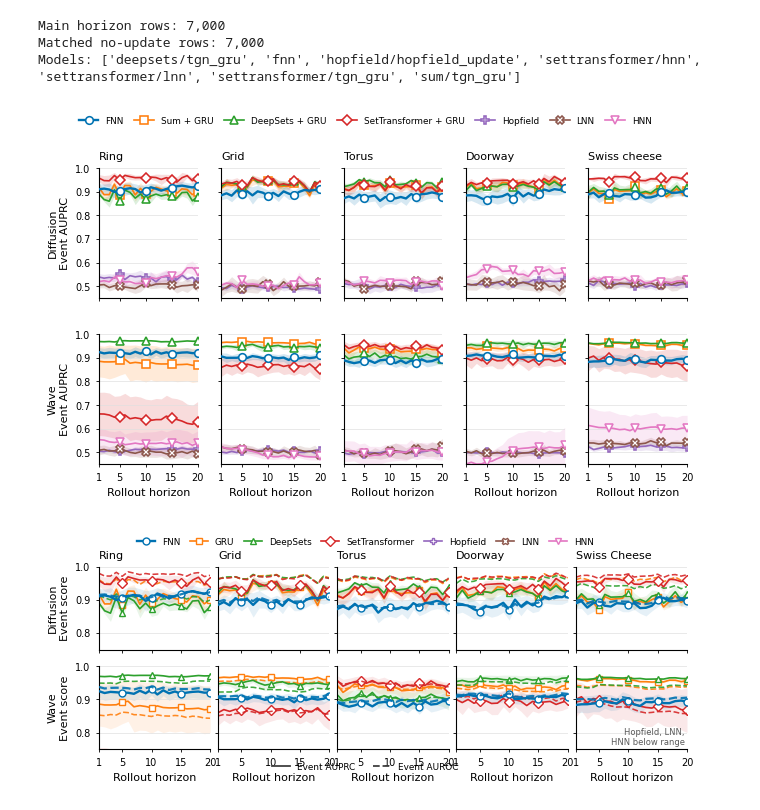
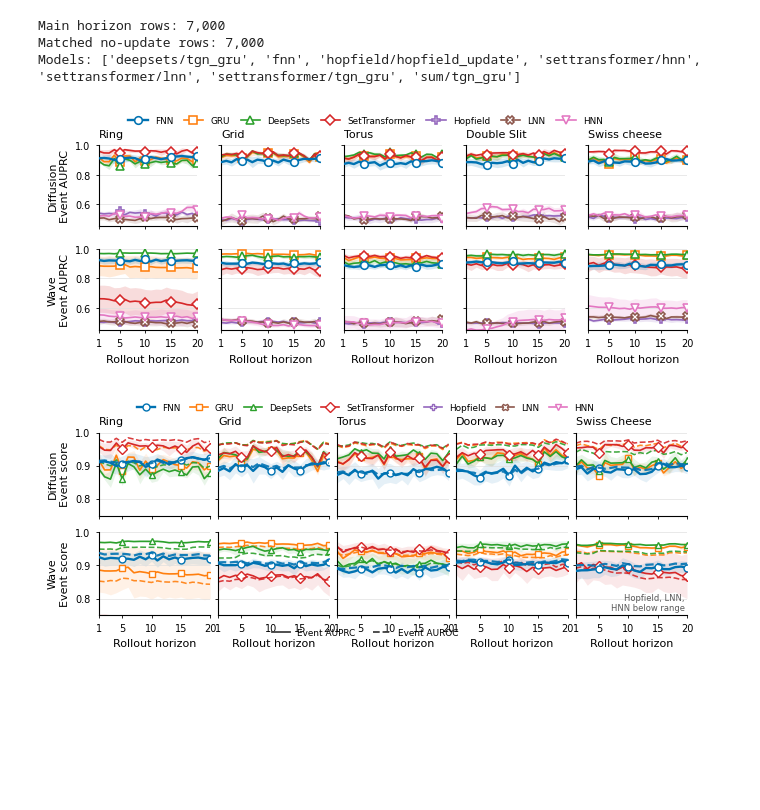
Before and after one commit to tweninger/fnn, a Jupyter notebook: notebooks/1_horizon_curve.ipynb, the cells around one changed output. Saved outputs shown, nothing was run; the diff lists cells and outputs as text; code cells hidden in the pictures; blank space fills up the shorter version.

```diff
--- a/notebooks/1_horizon_curve.ipynb
+++ b/notebooks/1_horizon_curve.ipynb
@@ -402,7 +402,7 @@ TOPOLOGY_LABELS = {
     "ring": "Ring",
     "grid": "Grid",
     "torus": "Torus",
-    "doorway": "Doorway",
+    "doorway": "Double Slit",
     "swisscheese": "Swiss cheese",
 }
 
@@ -615,7 +615,7 @@ LOG_Y = False
 fig, axes = plt.subplots(
     len(DYNAMIC_ORDER),
     len(TOPOLOGY_ORDER),
-    figsize=(6.5, 4.0),
+    figsize=(6.5, 2.5),
     sharex=True,
     sharey="row",
 )
@@ -696,34 +696,34 @@ for row_idx, dynamic in enumerate(DYNAMIC_ORDER):
         ax.set_ylim(0.45, 1.0)
 
 
 present_runs = [
     run for run in MODEL_ORDER
     if run in legend_handles
 ]
 
 fig.legend(
     [legend_handles[run] for run in present_runs],
     [MODEL_LABELS[run] for run in present_runs],
     loc="upper center",
     bbox_to_anchor=(0.5, 1.01),
     ncol=len(present_runs),
     frameon=False,
     columnspacing=1.2,
     handlelength=2.2,
 )
 
 fig.subplots_adjust(
     left=0.09,
     right=0.995,
     bottom=0.12,
     top=0.86,
     wspace=0.24,
     hspace=0.28,
 )
 
 plt.show()
 # %% [output]
-[figure, old version]
+[figure, new version]
 # %%
 from matplotlib.lines import Line2D
 
```
Also changed, not shown: parts of 3 cells of this notebook, 25 other files.
